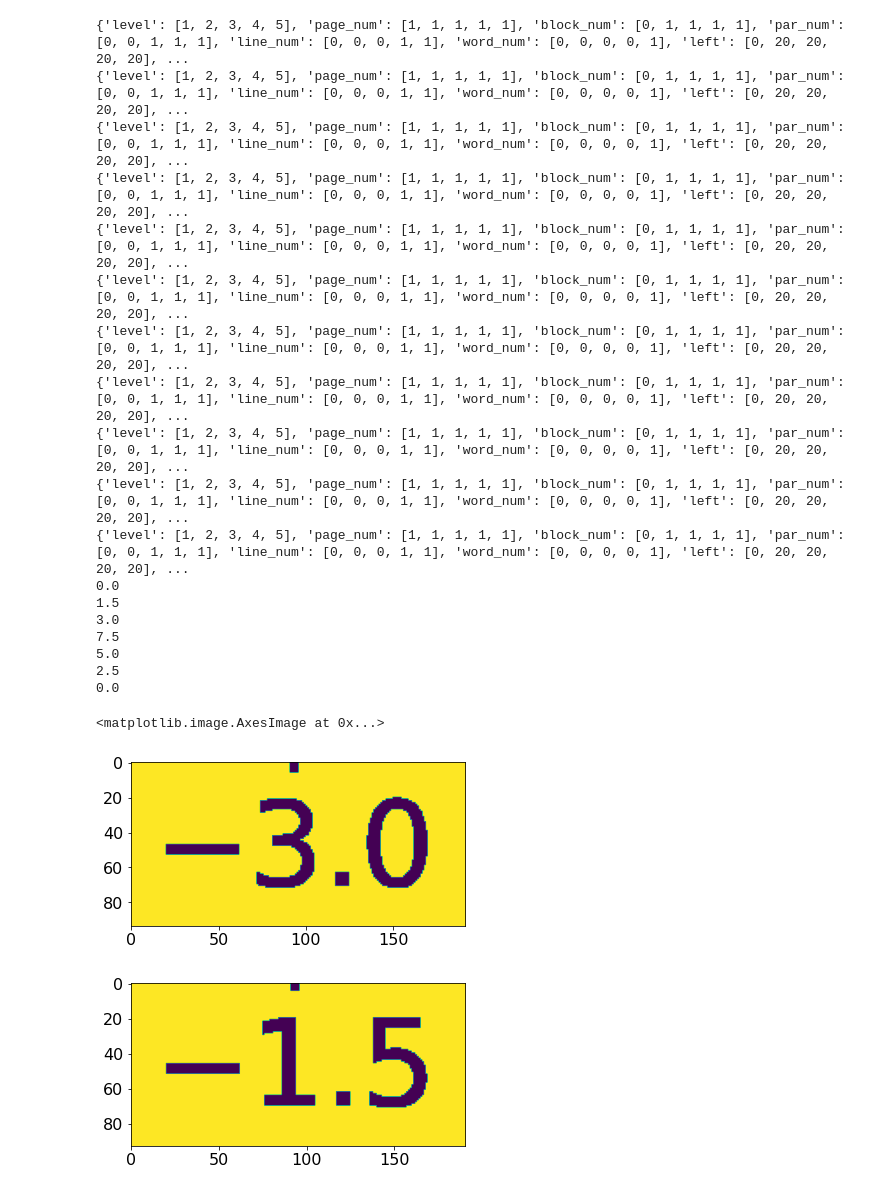
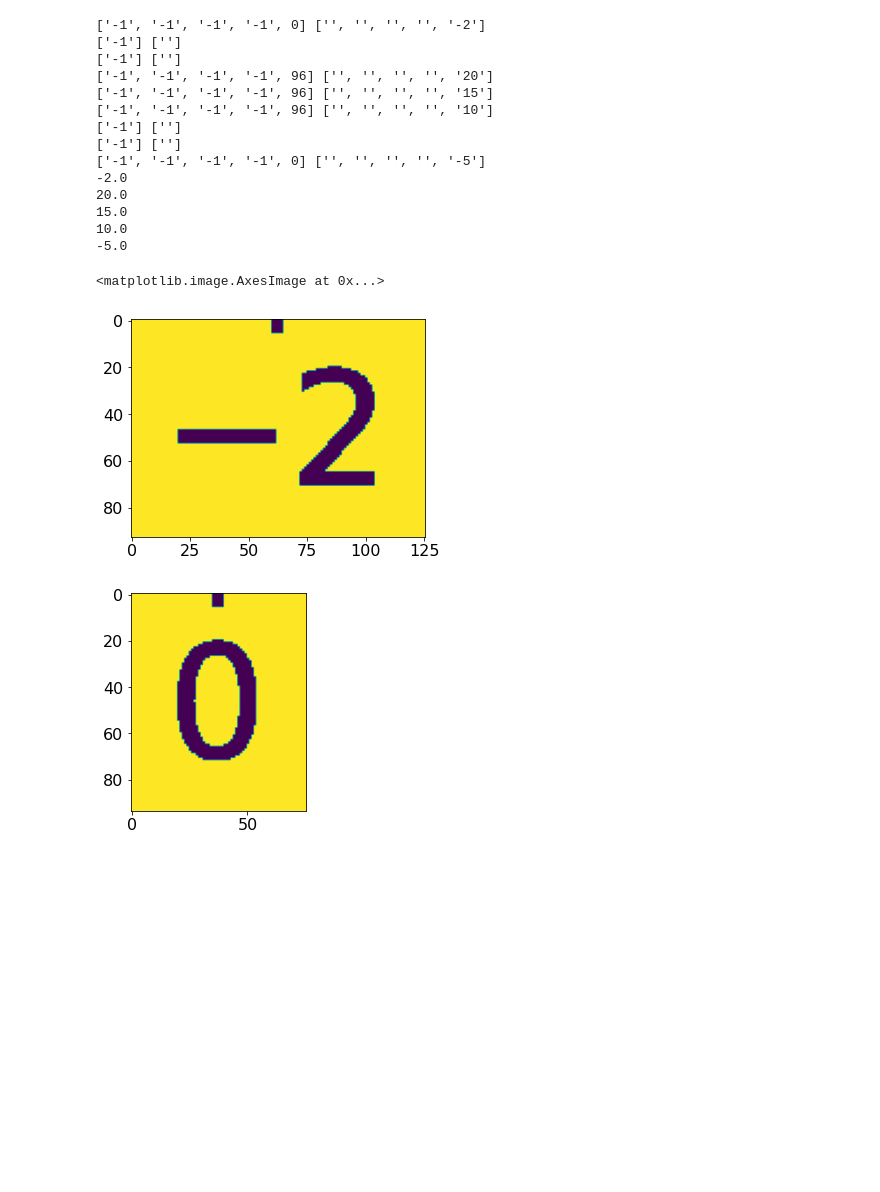
Before and after one commit to almajo/reverse-plot, a Jupyter notebook: prototype.ipynb, the cells around one changed output. Cells and saved outputs as stored; diff of their text form; code cells hidden in the pictures; blank space fills up the shorter version.

```diff
--- a/prototype.ipynb
+++ b/prototype.ipynb
@@ -62,10 +64,26 @@ class Rect:
     def __repr__(self):
         return str(self)
 # %%
+def find_contours(bgr_img):
+    """
+    Find all contours with corresponding bounding boxes. Therefore we need a binary image for better edge detection
+    :param bgr_img: base image in BGR color mode
+    :return: list[Rect] of all found rectangles
+    """
+    img_gray = cv2.cvtColor(bgr_img,cv2.COLOR_BGR2GRAY)
+    ret, thresh = cv2.threshold(img_gray, 127, 255, cv2.THRESH_BINARY_INV)
+    contours, hierarchy = cv2.findContours(thresh, cv2.RETR_EXTERNAL, cv2.CHAIN_APPROX_SIMPLE)
+    rects = [Rect(*cv2.boundingRect(c)) for c in contours]
+    return rects
+
 def filter_by_area(rects, std_factor=2):
-    # filter contours that are too far from the most n_boxes
+    """
+    Remove all rectanngles from list which area is is greater than _std_factor_ times the standard-dev from the median
+    :param rects: list[Rect]
+    :param std_factor: float
+    :return: list[Rect]
+    """
     areas = np.array([r.area for r in rects])
-
     median = np.mean(areas)
     std = np.std(areas)
 
@@ -184,58 +177,62 @@ show_image(img4)
 # %%
-def add_border_to_box(r, img_shape, border_size=20):
+def add_padding_to_box(r, img_shape, border_size=20):
     x = max(0, r.x - border_size)
     y = max(0, r.y - border_size)
     w = min(r.w + 2 * border_size, img_shape[0])
     h = min(r.h + 2 * border_size, img_shape[1])
     return Rect(x,y,w,h)
 
 def boxes_to_label_value(box_list, bin_image):
+    """
+    OCR Lookup for each value within the bounding box rectangle
+    :param box_list:
+    :param bin_image:
+    :return:
+    """
     letter_boxes = []
     for rect in box_list:
         # extra borders to make the contours inside of the rectangle
-        padded_rect = add_border_to_box(rect, base_img.shape)
-        roi = bin_image[padded_rect.y:padded_rect.y + padded_rect.h + 1, padded_rect.x:padded_rect.x + padded_rect.w + 1]
+        padded = add_padding_to_box(rect, base_img.shape)
+        roi = bin_image[padded.y:padded.y + padded.h + 1, padded.x:padded.x + padded.w + 1]
         plt.figure()
         plt.imshow(roi)
-        # try using an empty image, put in the roi and then apply tesseract. sending once might be cheaper
+
+        # TODO: try using an empty image, put in the roi and then apply tesseract. sending once might be cheaper
         ocr_data = pytesseract.image_to_data(roi, output_type=Output.DICT, config=f'--psm 11 -c tessedit_char_whitelist=0123456789.-')
-        print(ocr_data)
+        print(ocr_data["conf"], ocr_data["text"])
         n_boxes = len(ocr_data['text'])
         for i in range(n_boxes):
-            if int(ocr_data['conf'][i]) > 60:
+            # -1 is the empty confidence
+            if int(ocr_data['conf'][i]) > -1:
                 letter_boxes.append((float(ocr_data["text"][i]), rect))
     return letter_boxes
 
 
 binary_image = cv2.cvtColor(base_img.copy(), cv2.COLOR_BGR2GRAY)
 binary_image = cv2.threshold(binary_image, 0, 255, cv2.THRESH_OTSU)[1]
 x_labels = boxes_to_label_value(xs, binary_image)
 y_labels = boxes_to_label_value(ys, binary_image)
 
 ocr_img = base_img.copy()
 for c, box in chain(x_labels, y_labels):
     ocr_img = cv2.rectangle(ocr_img, (box.x, box.y), (box.x + box.w, box.y + box.h), (0,255,0), 2)
     print(c)
 plt.imshow(ocr_img)
 # %% [output]
-{'level': [1, 2, 3, 4, 5], 'page_num': [1, 1, 1, 1, 1], 'block_num': [0, 1, 1, 1, 1], 'par_num': [0, 0, 1, 1, 1], 'line_num': [0, 0, 0, 1, 1], 'word_num': [0, 0, 0, 0, 1], 'left': [0, 20, 20, 20, 20], ...
-{'level': [1, 2, 3, 4, 5], 'page_num': [1, 1, 1, 1, 1], 'block_num': [0, 1, 1, 1, 1], 'par_num': [0, 0, 1, 1, 1], 'line_num': [0, 0, 0, 1, 1], 'word_num': [0, 0, 0, 0, 1], 'left': [0, 20, 20, 20, 20], ...
-{'level': [1, 2, 3, 4, 5], 'page_num': [1, 1, 1, 1, 1], 'block_num': [0, 1, 1, 1, 1], 'par_num': [0, 0, 1, 1, 1], 'line_num': [0, 0, 0, 1, 1], 'word_num': [0, 0, 0, 0, 1], 'left': [0, 20, 20, 20, 20], ...
-{'level': [1, 2, 3, 4, 5], 'page_num': [1, 1, 1, 1, 1], 'block_num': [0, 1, 1, 1, 1], 'par_num': [0, 0, 1, 1, 1], 'line_num': [0, 0, 0, 1, 1], 'word_num': [0, 0, 0, 0, 1], 'left': [0, 20, 20, 20, 20], ...
-{'level': [1, 2, 3, 4, 5], 'page_num': [1, 1, 1, 1, 1], 'block_num': [0, 1, 1, 1, 1], 'par_num': [0, 0, 1, 1, 1], 'line_num': [0, 0, 0, 1, 1], 'word_num': [0, 0, 0, 0, 1], 'left': [0, 20, 20, 20, 20], ...
-{'level': [1, 2, 3, 4, 5], 'page_num': [1, 1, 1, 1, 1], 'block_num': [0, 1, 1, 1, 1], 'par_num': [0, 0, 1, 1, 1], 'line_num': [0, 0, 0, 1, 1], 'word_num': [0, 0, 0, 0, 1], 'left': [0, 20, 20, 20, 20], ...
-{'level': [1, 2, 3, 4, 5], 'page_num': [1, 1, 1, 1, 1], 'block_num': [0, 1, 1, 1, 1], 'par_num': [0, 0, 1, 1, 1], 'line_num': [0, 0, 0, 1, 1], 'word_num': [0, 0, 0, 0, 1], 'left': [0, 20, 20, 20, 20], ...
-{'level': [1, 2, 3, 4, 5], 'page_num': [1, 1, 1, 1, 1], 'block_num': [0, 1, 1, 1, 1], 'par_num': [0, 0, 1, 1, 1], 'line_num': [0, 0, 0, 1, 1], 'word_num': [0, 0, 0, 0, 1], 'left': [0, 20, 20, 20, 20], ...
-{'level': [1, 2, 3, 4, 5], 'page_num': [1, 1, 1, 1, 1], 'block_num': [0, 1, 1, 1, 1], 'par_num': [0, 0, 1, 1, 1], 'line_num': [0, 0, 0, 1, 1], 'word_num': [0, 0, 0, 0, 1], 'left': [0, 20, 20, 20, 20], ...
-{'level': [1, 2, 3, 4, 5], 'page_num': [1, 1, 1, 1, 1], 'block_num': [0, 1, 1, 1, 1], 'par_num': [0, 0, 1, 1, 1], 'line_num': [0, 0, 0, 1, 1], 'word_num': [0, 0, 0, 0, 1], 'left': [0, 20, 20, 20, 20], ...
-{'level': [1, 2, 3, 4, 5], 'page_num': [1, 1, 1, 1, 1], 'block_num': [0, 1, 1, 1, 1], 'par_num': [0, 0, 1, 1, 1], 'line_num': [0, 0, 0, 1, 1], 'word_num': [0, 0, 0, 0, 1], 'left': [0, 20, 20, 20, 20], ...
-0.0
-1.5
-3.0
-7.5
-5.0
-2.5
-0.0
+['-1', '-1', '-1', '-1', 0] ['', '', '', '', '-2']
+['-1'] ['']
+['-1'] ['']
+['-1', '-1', '-1', '-1', 96] ['', '', '', '', '20']
+['-1', '-1', '-1', '-1', 96] ['', '', '', '', '15']
+['-1', '-1', '-1', '-1', 96] ['', '', '', '', '10']
+['-1'] ['']
+['-1'] ['']
+['-1', '-1', '-1', '-1', 0] ['', '', '', '', '-5']
+-2.0
+20.0
+15.0
+10.0
+-5.0
 <matplotlib.image.AxesImage at 0x...>
-[figure, old version]
+[figure, new version]
-[figure, old version]
+[figure, new version]
```
Also changed, not shown: parts of 11 cells of this notebook.
